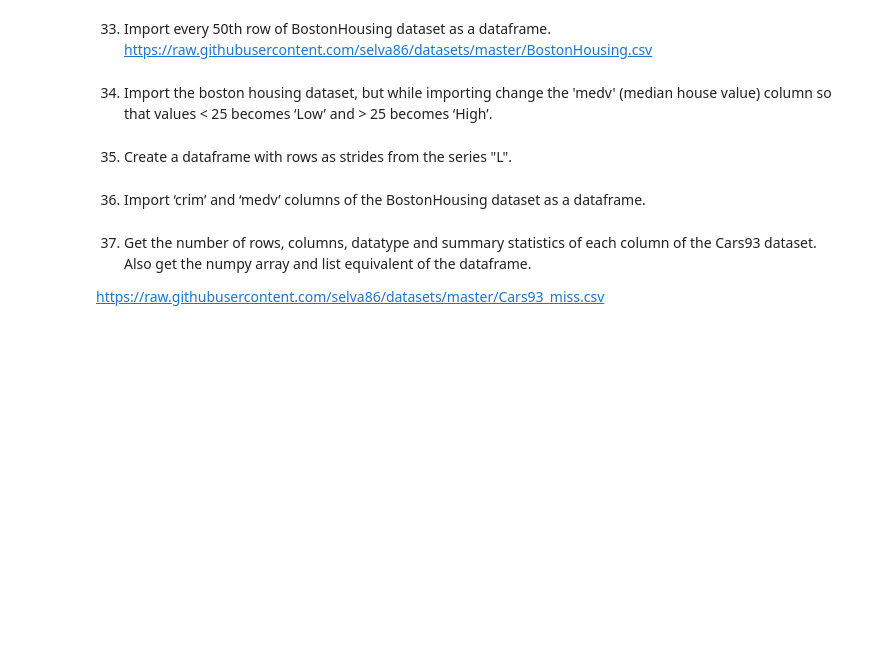
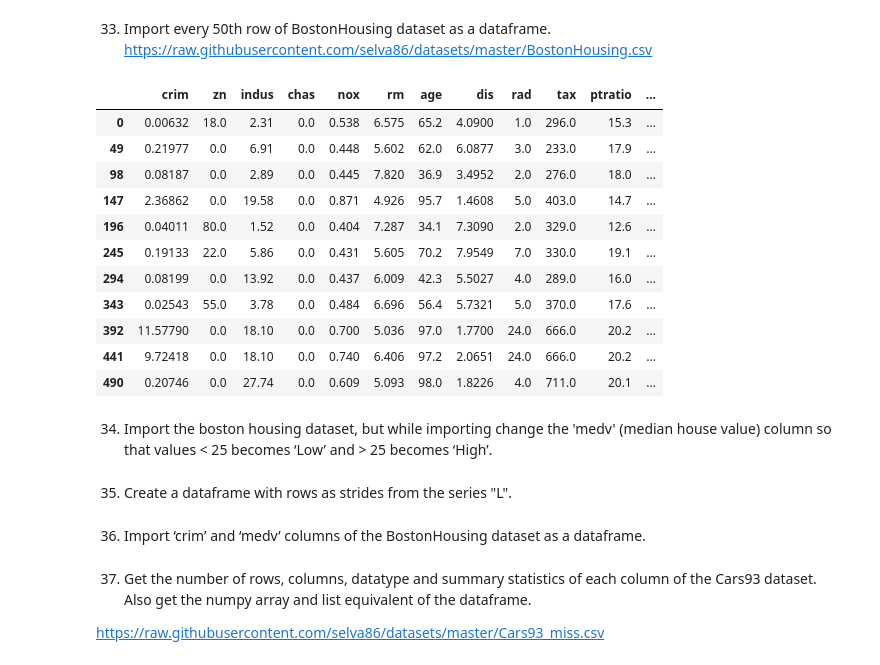
Before and after one commit to gunelmurad/pandas_demos, a Jupyter notebook: 74 or so Exercises-checkpoint.ipynb, the cells around one changed output. Saved outputs shown, nothing was run; the diff lists cells and outputs as text; code cells hidden in the pictures; blank space fills up the shorter version.

```diff
--- a/74 or so Exercises-checkpoint.ipynb
+++ b/74 or so Exercises-checkpoint.ipynb
@@ -300,6 +382,26 @@ ser = pd.Series(np.arange(20) + np.random.normal(1, 10, 20))
 # %% [markdown]
 33) Import every 50th row of BostonHousing dataset as a dataframe.
     https://raw.githubusercontent.com/selva86/datasets/master/BostonHousing.csv
+# %%
+path='https://raw.githubusercontent.com/selva86/datasets/master/BostonHousing.csv'
+
+df=pd.read_csv(path, chunksize=49)
+df2=pd.concat([chunk.iloc[0] for chunk in df], axis=1)
+df2=df2.transpose()
+df2
+# %% [output]
+|  | crim | zn | indus | chas | nox | rm | age | dis | rad | tax | ptratio | ... |
+| 0 | 0.00632 | 18.0 | 2.31 | 0.0 | 0.538 | 6.575 | 65.2 | 4.0900 | 1.0 | 296.0 | 15.3 | ... |
+| 49 | 0.21977 | 0.0 | 6.91 | 0.0 | 0.448 | 5.602 | 62.0 | 6.0877 | 3.0 | 233.0 | 17.9 | ... |
+| 98 | 0.08187 | 0.0 | 2.89 | 0.0 | 0.445 | 7.820 | 36.9 | 3.4952 | 2.0 | 276.0 | 18.0 | ... |
+| 147 | 2.36862 | 0.0 | 19.58 | 0.0 | 0.871 | 4.926 | 95.7 | 1.4608 | 5.0 | 403.0 | 14.7 | ... |
+| 196 | 0.04011 | 80.0 | 1.52 | 0.0 | 0.404 | 7.287 | 34.1 | 7.3090 | 2.0 | 329.0 | 12.6 | ... |
+| 245 | 0.19133 | 22.0 | 5.86 | 0.0 | 0.431 | 5.605 | 70.2 | 7.9549 | 7.0 | 330.0 | 19.1 | ... |
+| 294 | 0.08199 | 0.0 | 13.92 | 0.0 | 0.437 | 6.009 | 42.3 | 5.5027 | 4.0 | 289.0 | 16.0 | ... |
+| 343 | 0.02543 | 55.0 | 3.78 | 0.0 | 0.484 | 6.696 | 56.4 | 5.7321 | 5.0 | 370.0 | 17.6 | ... |
+| 392 | 11.57790 | 0.0 | 18.10 | 0.0 | 0.700 | 5.036 | 97.0 | 1.7700 | 24.0 | 666.0 | 20.2 | ... |
+| 441 | 9.72418 | 0.0 | 18.10 | 0.0 | 0.740 | 6.406 | 97.2 | 2.0651 | 24.0 | 666.0 | 20.2 | ... |
+| 490 | 0.20746 | 0.0 | 27.74 | 0.0 | 0.609 | 5.093 | 98.0 | 1.8226 | 4.0 | 711.0 | 20.1 | ... |
 # %% [markdown]
 34) Import the boston housing dataset, but while importing change the 'medv' (median house value) column so that values < 25 becomes ‘Low’ and > 25 becomes ‘High’.
 # %% [markdown]
```
Also changed, not shown: parts of 5 cells of this notebook.
